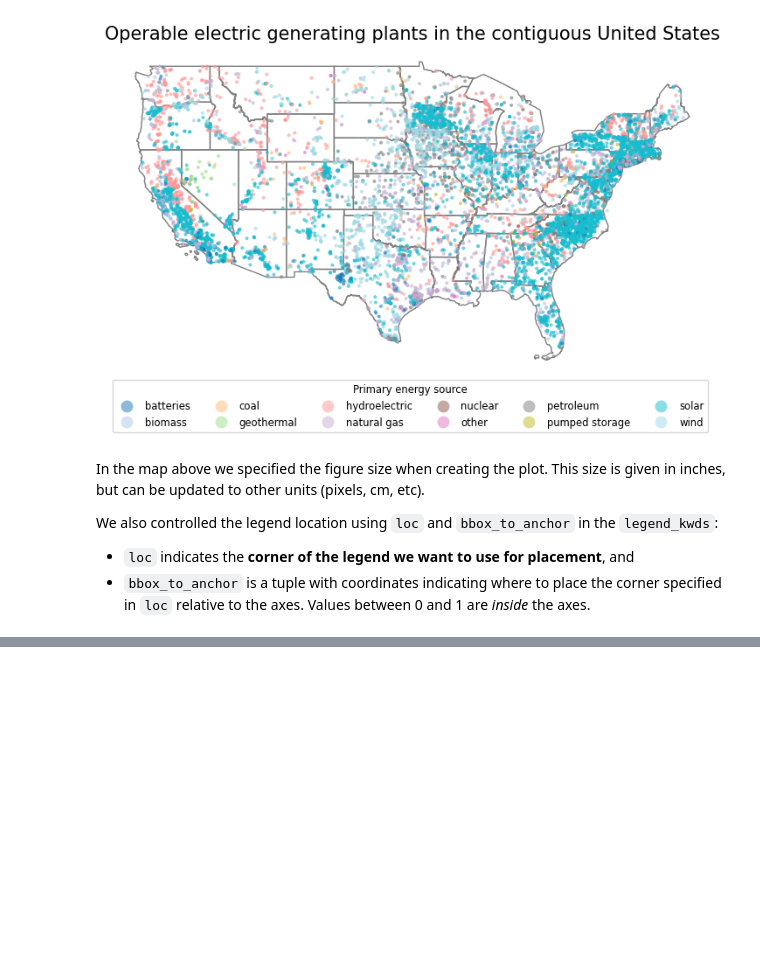
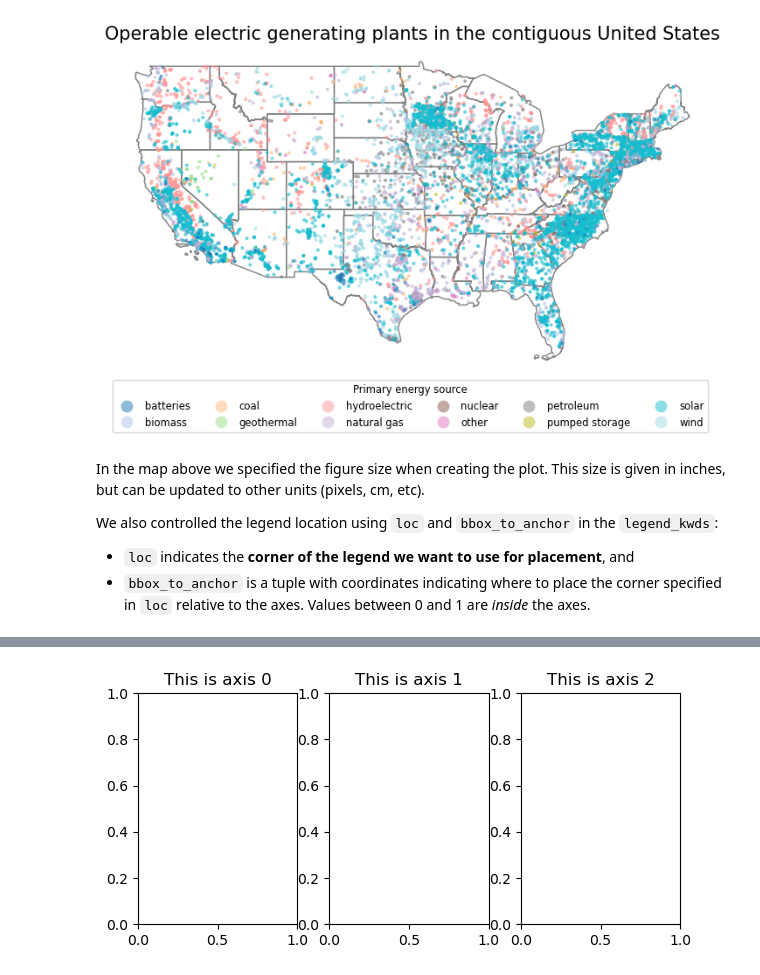
Before and after one commit to marinakochuten/eds220-2024-in-class, a Jupyter notebook: week5-csv-to-geodf.ipynb, the cells around one changed output, grey strips where cells are left out. Drawn from its saved outputs; the diff is of its cells as text; code cells hidden in the pictures; blank space fills up the shorter version.

```diff
--- a/week5-csv-to-geodf.ipynb
+++ b/week5-csv-to-geodf.ipynb
@@ -302,0 +359,10 @@ We also controlled the legend location using `loc` and `bbox_to_anchor` in the `
+# %%
+# Another way:
+fig, axes = plt.subplots(nrows=1, ncols=3, figsize=(7,3))
+
+for i in [0,1,2]:
+    axes[i].set_title(f"This is axis {i}")
+
+plt.show()
+# %% [output]
+[figure, added]
```
Also changed, not shown: parts of 30 cells of this notebook.
